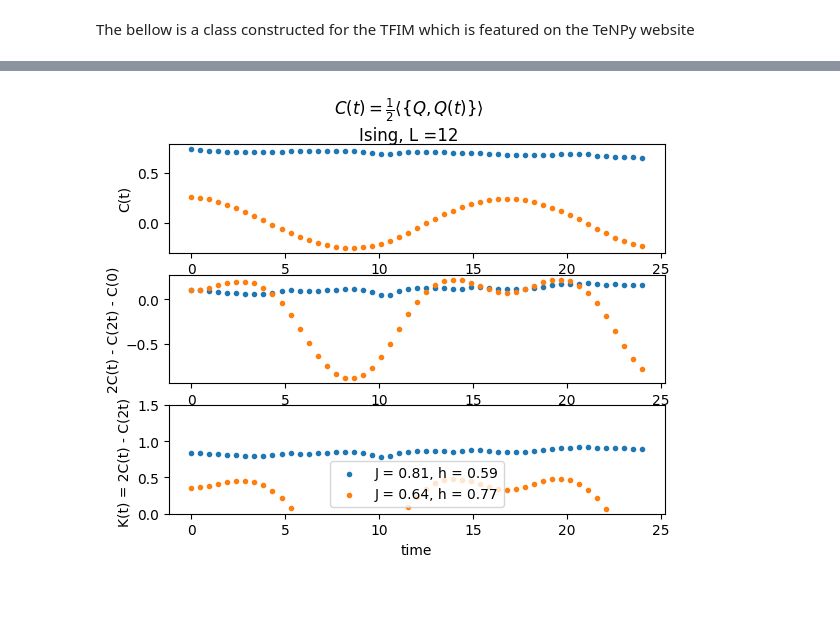
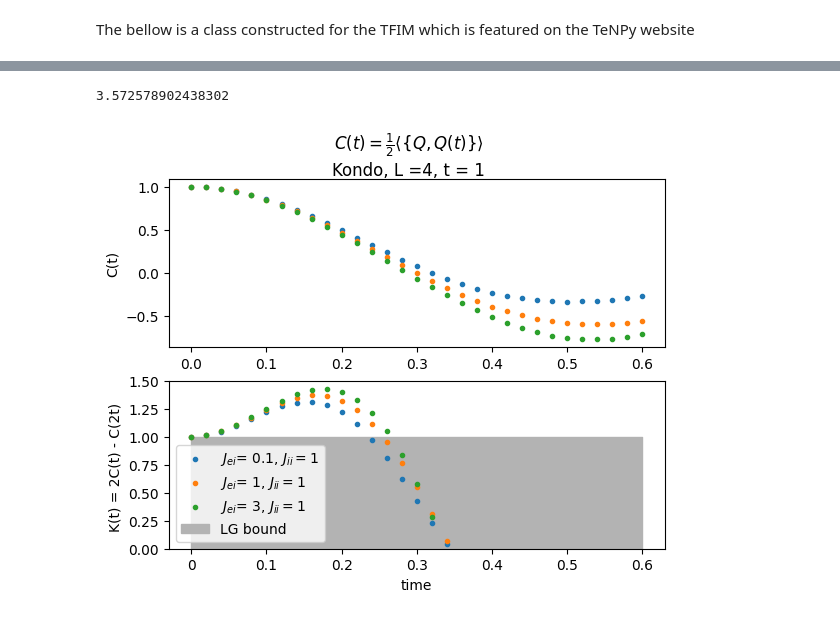
Before and after one commit to IanROsborne/Quantum_Metrology_Fisher_LG, a Jupyter notebook: TFIM/TFI_DMRG_TeNPy.ipynb, the cells around one changed output, grey strips where cells are left out. Cells and saved outputs as stored; diff of their text form; code cells hidden in the pictures.

Commit message:
Updated State_Evo class for Kondo model

```diff
--- a/TFIM/TFI_DMRG_TeNPy.ipynb
+++ b/TFIM/TFI_DMRG_TeNPy.ipynb
@@ -102,57 +725,65 @@ fig.savefig("C:\\Users\\ianro\\Documents\\Research\\Quantum_Metrology_AKLT\\Plot
 # %%
-L = 12
-chi_max = 40
-op = 'Sigmax'
-num_points = 50
-t_end = 25
+L = 4
+chi_max = 220
+op = 'Sigmazi'
+op_sum = False
+num_points = 30
+t_end = 1
 dt = 0.02
-Jg_lst = [[np.sin(.3 * np.pi), np.cos(.3 * np.pi)],[np.sin(.22 * np.pi), np.cos(.22 * np.pi)]]
+fig, ax = plt.subplots(2)
 
-fig, ax = plt.subplots(3)
-
-for J, g in Jg_lst:
-
-    model_params = {
-        'J': J , 'g': g,
-        'L': L,
-        'bc_MPS': 'finite',
-        'model_type' : "Ising",
-        'conserve' : None    }
-
-    extra_params = {
+extra_params = {
     'mixer': None,  # setting this to True helps to escape local minima
-    'max_E_err': 1.e-10,
+    'max_E_err': 1.e-8,
+    'max_sweeps'  : 30,
+    'max_trunc_err' : 1e-6,
     'trunc_params': {
         'chi_max': chi_max,
         'svd_min': 1.e-10,
+        'trunc_cut': 1e-7
     },
     'verbose': False,
-    'combine': True,
+    'combine': True, #tebd params
     'N_times' : num_points,
-    'dt': dt,'N_steps': 2*int( t_end//(2*dt * num_points)),
+    'dt': dt,'N_steps': max(2*int( t_end//(2*dt * num_points)),1),
     'order': 2, 'start_time' : 0,
-    't_max' : 30}
+    't_max' : 30  #only an option for calculating the maximum of the LG correlator
+    }
+#[10, -.1], [5, -0.1], [1, -.1] t  = 3
+Jg_lst = [  [.1, 1],[1, 1],[3, 1]]
 
-    psi = State_Evo.from_dmrg(model_params, extra_params)
+for J_ei, J_ii in Jg_lst:
 
-    """times, Ct = calculate_QtQ('Sigmax', model_params,  dmrg_tebd_params = extra_params)"""
-    times, Ct = psi.calculate_QtQ('Sigmax', op_sum = True)
-    ax[0].scatter(times, Ct, marker = '.', label = "J = " + str(J) + ", h = " + str(g), zorder = 3)
-    times, LG_correl, Kt = psi.calculate_LG_correlator('Sigmax')
-    ax[1].scatter(times, LG_correl, marker = '.', label = "J = " + str(round(J,2)) + ", h = " + str(round(g,2)), zorder = 3)
-    ax[2].scatter(times, Kt, marker = '.', label = "J = " + str(round(J,2)) + ", h = " + str(round(g, 2)), zorder = 3)
+    model_params = {
+    'J_ei': J_ei , 'J_ii': J_ii,
+    't' : 1.0,
+    'L': L,
+    'bc_MPS': 'finite',
+    'model_type' : "Kondo",
+    'conserve' : None}
 
+    psi = State_Evo.from_dmrg(model_params = model_params, dmrg_params = extra_params)
 
-fig.suptitle("$C(t) = \\frac{1}{2}\\langle \\{Q, Q(t) \\}\\rangle$\nIsing, L =" + str(L))
-ax[2].xaxis.set_major_formatter(tck.FormatStrFormatter("%g"))
+    times, Ct = psi.calculate_QtQ(op, op_sum = op_sum)
+    ax[0].scatter(times, Ct, marker = '.', label = "$J_{ei} $= " + str(round(J_ei,2)) + ", $J_{ii}$ = " + str(round(J_ii,2)), zorder = 3)
+    times, LG_correl, Kt = psi.calculate_LG_correlator(op, op_sum = op_sum)
+    #ax[1].scatter(times, LG_correl, marker = '.', label = "$\\J = " + str(round(J_ei,2)) + ", h = " + str(round(J_ii,2)), zorder = 3)
+    ax[1].scatter(times, Kt, marker = '.', label= "$J_{ei}$= " + str(round(J_ei,2)) + ", $J_{ii}=$" + str(round(J_ii,2)), zorder= 3)
+ax[1].fill_between(times,-3, 1 ,  color = '.7', label = "LG bound "  )
+
+print(psi.QFI(op, op_sum))
+
+fig.suptitle("$C(t) = \\frac{1}{2}\\langle \\{Q, Q(t) \\}\\rangle$\nKondo, L =" + str(L) + ", t = 1")
+ax[1].xaxis.set_major_formatter(tck.FormatStrFormatter("%g"))
 plt.xlabel("time")
 ax[0].set(ylabel = "C(t)")
-ax[1].set(ylabel = "2C(t) - C(2t) - C(0)")
-ax[2].set(ylabel = "K(t) = 2C(t) - C(2t) ")
-ax[2].set_ylim([0,1.5])
+#ax[1].set(ylabel = "2C(t) - C(2t) - C(0)")
+ax[1].set(ylabel = "K(t) = 2C(t) - C(2t) ")
+ax[1].set_ylim([0,1.5])
 plt.legend()
 
 plt.show()
 # %% [output]
+3.572578902438302
-[figure, old version]
+[figure, new version]
 # %%
```
Also changed, not shown: parts of 9 cells of this notebook, 5 other files.
